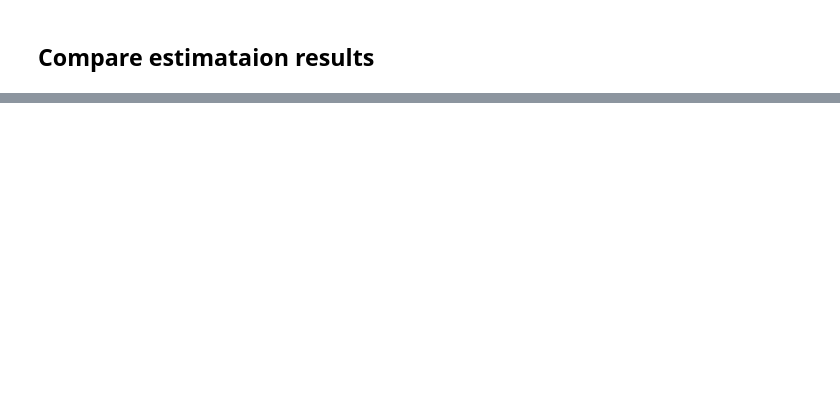
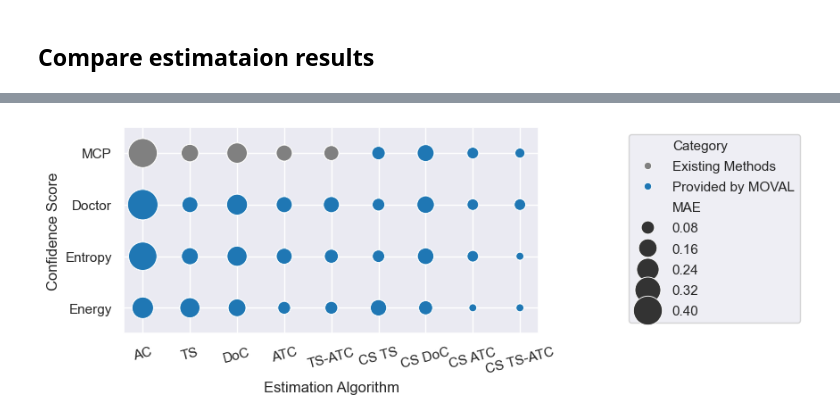
Before and after one commit to ZerojumpLine/MOVAL, a Jupyter notebook: docs/source/demos/estim_cls.ipynb, the cells around one changed output, grey strips where cells are left out. Drawn from its saved outputs; the diff is of its cells as text; code cells hidden in the pictures; blank space fills up the shorter version.

```diff
--- a/docs/source/demos/estim_cls.ipynb
+++ b/docs/source/demos/estim_cls.ipynb
@@ -56,0 +195,23 @@ if not os.path.exists(directory_data):
+# %%
+err_test_list = []
+moval_parameters = []
+moval_parameters_ = []
+# %%
+for k_cond in tqdm(range(len(moval_options))):
+
+    err_test, moval_model = test_cls(
+        estim_algorithm = moval_options[k_cond][0],
+        mode = moval_options[k_cond][1],
+        confidence_scores = moval_options[k_cond][2],
+        class_specific = moval_options[k_cond][3],
+        logits = logits_val,
+        gt = gt_val,
+        logits_tests = logits_tests,
+        gt_tests = gt_tests
+    )
+    err_test_list.append(err_test)
+    moval_parameters.append(moval_model.model_.param)
+    if moval_model.model_.extend_param:
+        moval_parameters_.append(moval_model.model_.param_ext)
+    else:
+        moval_parameters_.append(0.)
@@ -58,0 +469,7 @@ if not os.path.exists(directory_data):
+# %%
+d = {'Estimation Algorithm': estim, 'Confidence Score': conf, 'MAE': err_mean, 'MAE ': err, 'Category': novel}
+df = pd.DataFrame(data=d)
+#
+custom_order = ['AC', 'TS', 'DoC', 'ATC', 'TS-ATC', 'CS TS', 'CS DoC', 'CS ATC', 'CS TS-ATC']
+df['Estimation Algorithm'] = pd.Categorical(df['Estimation Algorithm'], categories=custom_order, ordered=True)
+df = df.sort_values(by='Estimation Algorithm')
@@ -58,0 +485,15 @@ if not os.path.exists(directory_data):
+# %%
+sns.set(rc={'figure.figsize':(6,3)})
+sns.set_style("darkgrid")
+category_palette = {'Existing Methods': 'grey', 'Provided by MOVAL': '#1f77b4'}
+ax = sns.scatterplot(
+    data=df, x="Estimation Algorithm", y="Confidence Score", hue="Category", size="MAE",
+    sizes=(40, 600), palette=category_palette
+)
+ax.set(ylim=(3.5, -0.5))
+ax.tick_params(axis='x', rotation=15)
+#
+sns.move_legend(ax, "upper left", bbox_to_anchor=(1.2, 1), labelspacing = 0.6)
+# Increase the line spacing by adjusting position
+# %% [output]
+[figure, added]
```
Also changed, not shown: parts of 18 cells of this notebook, 3 other files.
